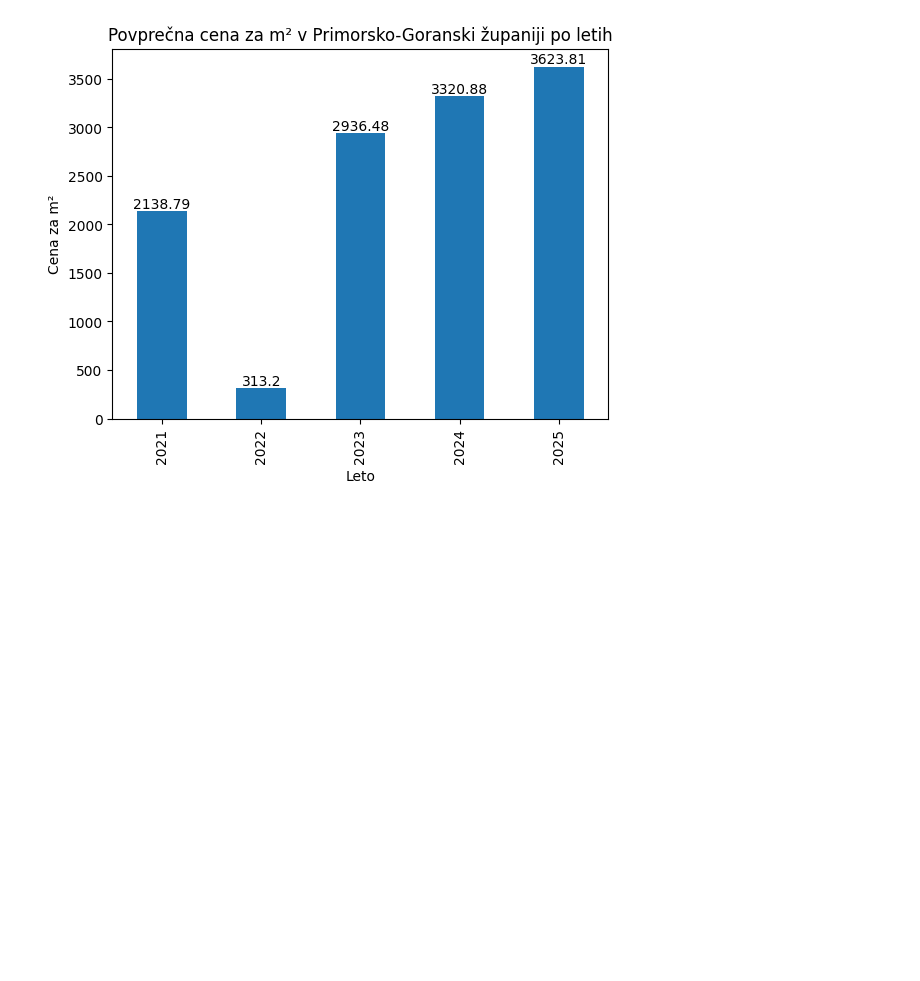
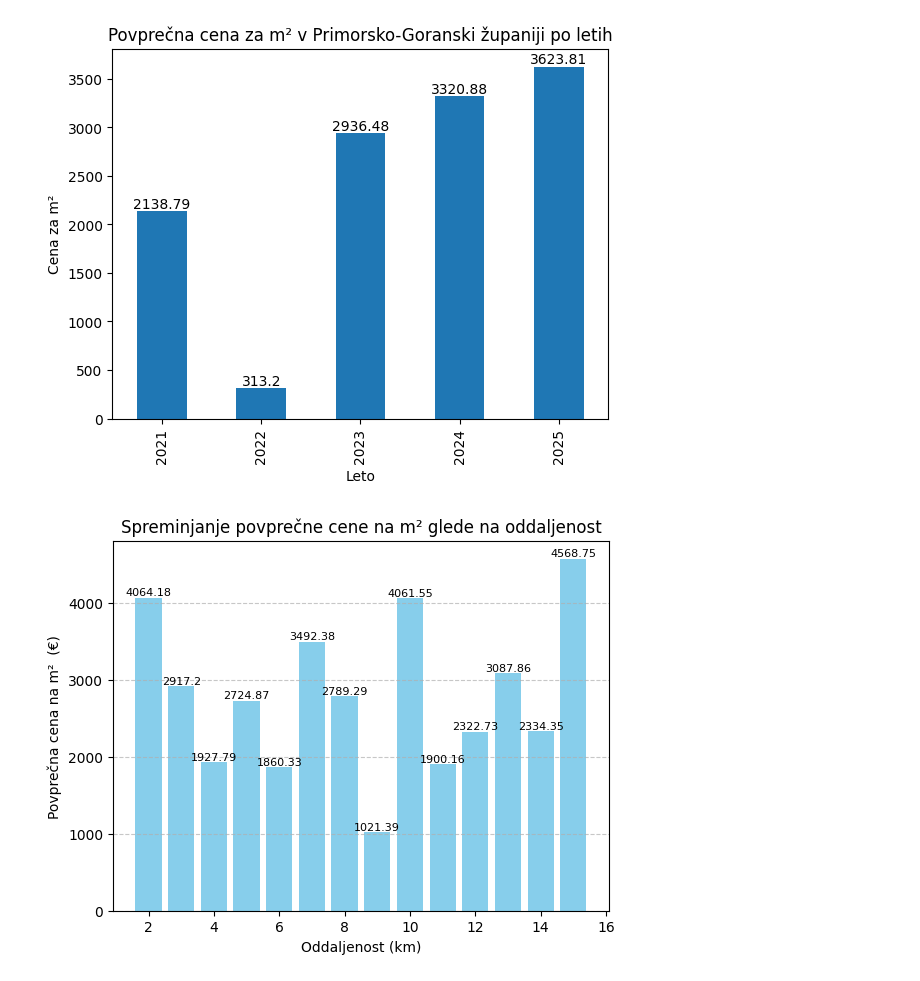
Before and after one commit to TinejLampic/projektna-naloga, a Jupyter notebook: analiza_podatkov.ipynb, the cells around one changed output. Drawn from its saved outputs; the diff is of its cells as text; code cells hidden in the pictures; blank space fills up the shorter version.

```diff
--- a/analiza_podatkov.ipynb
+++ b/analiza_podatkov.ipynb
@@ -112,3 +112,25 @@ for i, v in enumerate(povprecna_cena_m2_po_letih):
 plt.show()
 # %% [output]
 [figure]
+# %%
+
+
+NEPREMICNINE['razdalja cela'] = np.ceil(NEPREMICNINE['razdalja'].str.replace(' km', '', regex=False).astype(float)).astype(int)
+
+manj_od_15km = NEPREMICNINE[NEPREMICNINE['razdalja cela'] <= 15]
+
+povprecna_cena_po_razdalji1 = manj_od_15km.groupby('razdalja cela')['cena_na_m2_num'].mean().round(2)
+
+
+plt.bar(povprecna_cena_po_razdalji1.index, povprecna_cena_po_razdalji1.values, color='skyblue')
+plt.xlabel("Oddaljenost (km)")
+plt.ylabel("Povprečna cena na m²  (€)")
+plt.title("Spreminjanje povprečne cene na m² glede na oddaljenost")
+plt.grid(axis='y', linestyle='--', alpha=0.7)
+
+for x, y in zip(povprecna_cena_po_razdalji1.index, povprecna_cena_po_razdalji1.values):
+    plt.text(x, y, str(y), ha='center', va='bottom', fontsize=8)
+
+plt.show()                               #primerjava oddaljenost < 15  vs oddaljenost > 50
+# %% [output]
+[figure, added]
```
Also changed, not shown: parts of 2 cells of this notebook.
